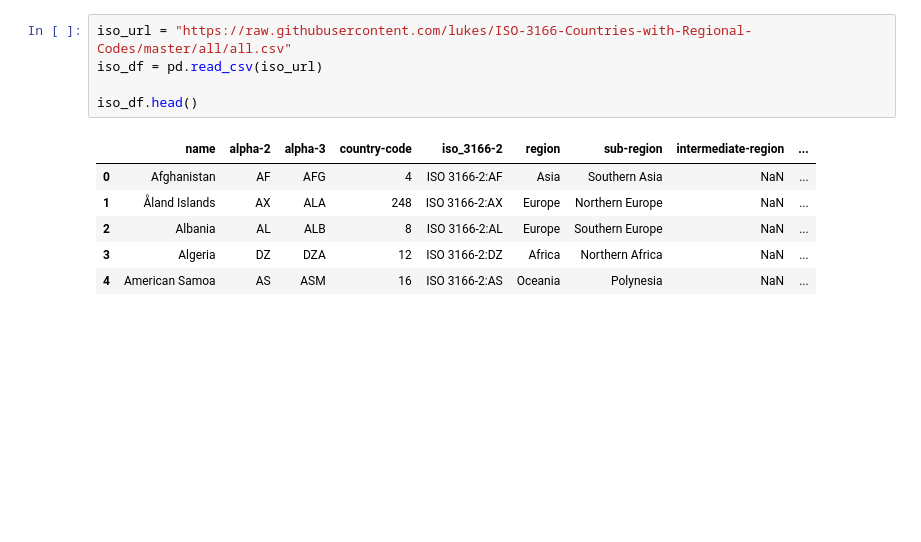
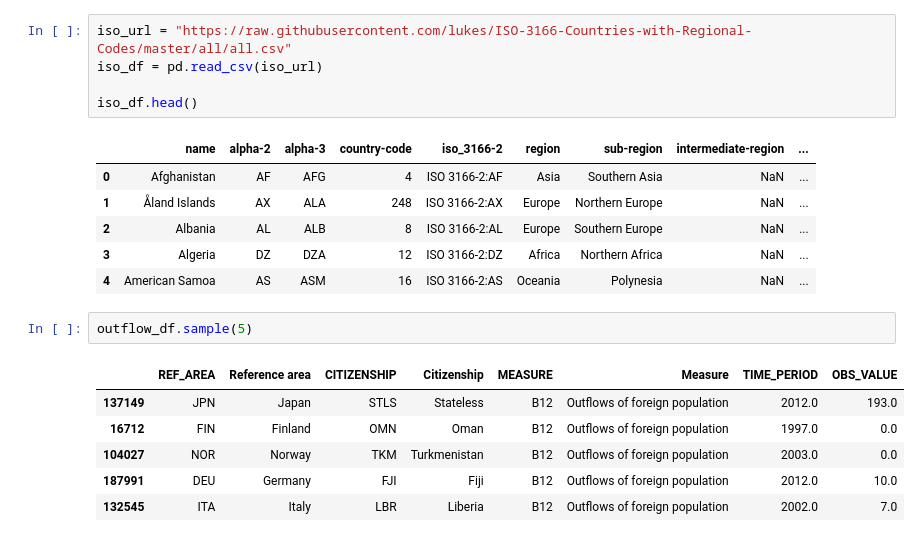
Before and after one commit to aylingunal/CSE548DataViz, a Jupyter notebook: visualisations.ipynb, the cells around one changed output. Cells and saved outputs as stored; diff of their text form; blank space fills up the shorter version.

```diff
--- a/visualisations.ipynb
+++ b/visualisations.ipynb
@@ -136,3 +90,12 @@ iso_df.head()
 | 2 | Albania | AL | ALB | 8 | ISO 3166-2:AL | Europe | Southern Europe | NaN | ... |
 | 3 | Algeria | DZ | DZA | 12 | ISO 3166-2:DZ | Africa | Northern Africa | NaN | ... |
 | 4 | American Samoa | AS | ASM | 16 | ISO 3166-2:AS | Oceania | Polynesia | NaN | ... |
+# %%
+outflow_df.sample(5)
+# %% [output]
+|  | REF_AREA | Reference area | CITIZENSHIP | Citizenship | MEASURE | Measure | TIME_PERIOD | OBS_VALUE |
+| 137149 | JPN | Japan | STLS | Stateless | B12 | Outflows of foreign population | 2012.0 | 193.0 |
+| 16712 | FIN | Finland | OMN | Oman | B12 | Outflows of foreign population | 1997.0 | 0.0 |
+| 104027 | NOR | Norway | TKM | Turkmenistan | B12 | Outflows of foreign population | 2003.0 | 0.0 |
+| 187991 | DEU | Germany | FJI | Fiji | B12 | Outflows of foreign population | 2012.0 | 10.0 |
+| 132545 | ITA | Italy | LBR | Liberia | B12 | Outflows of foreign population | 2002.0 | 7.0 |
```
Also changed, not shown: parts of 34 cells of this notebook, 5 other files.
